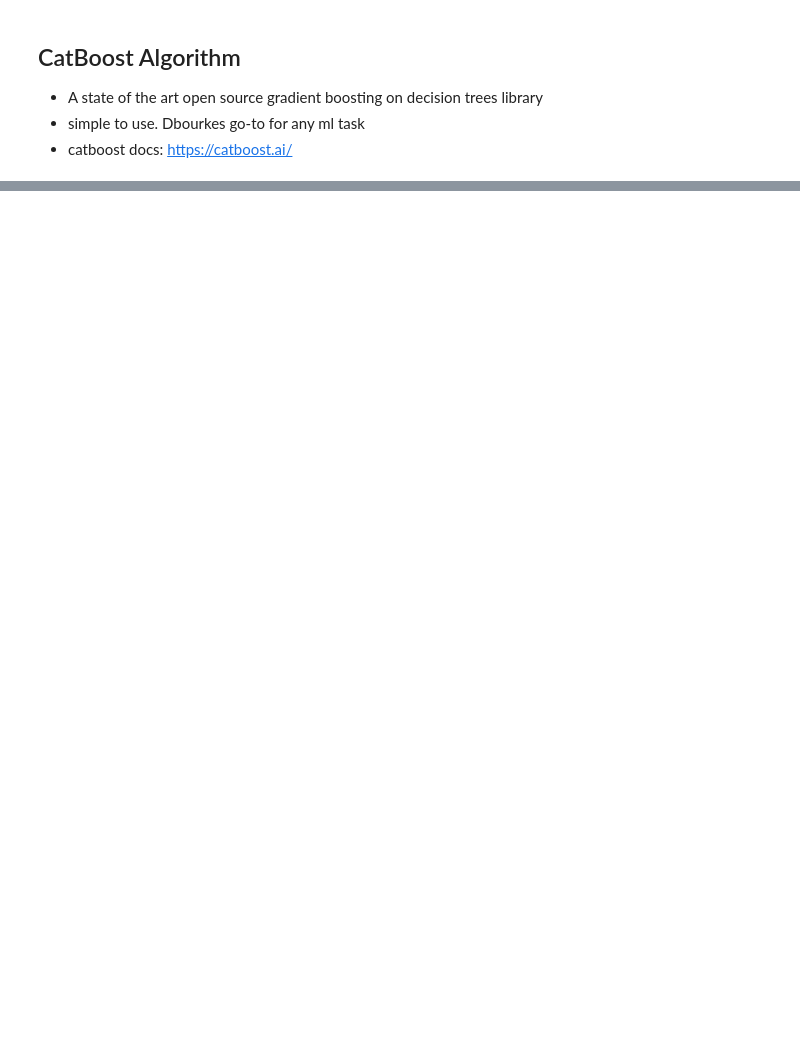
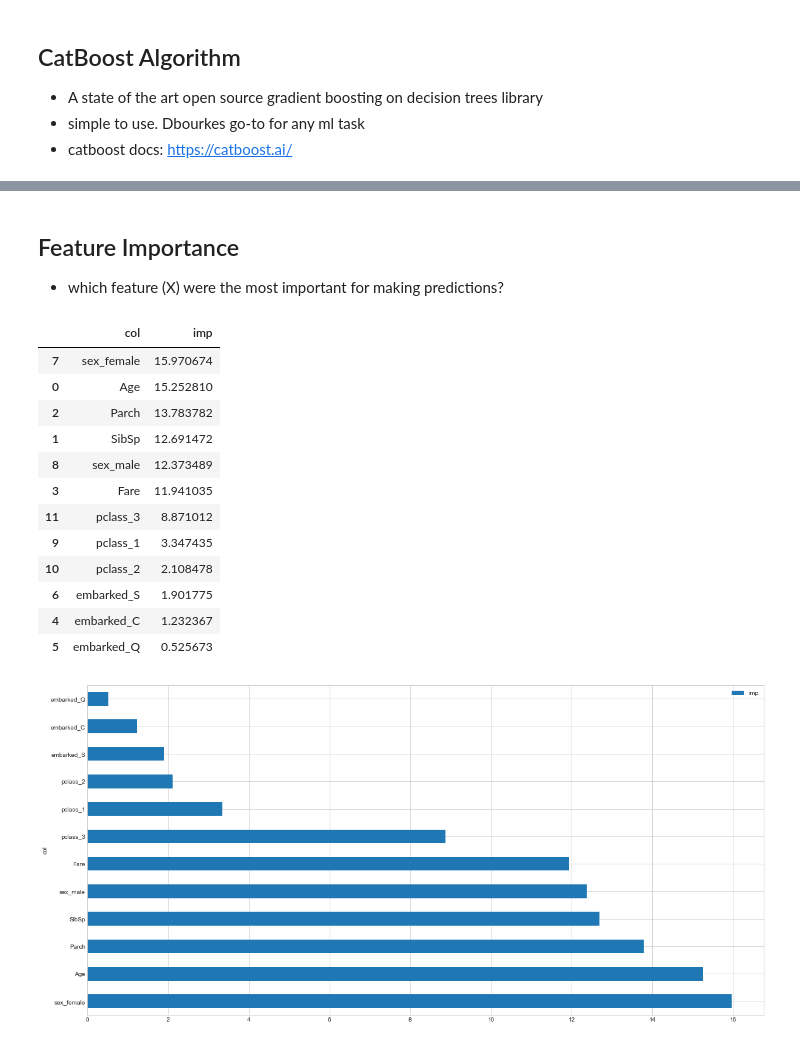
Before and after one commit to Raihan9797/kaggle-titanic, a Jupyter notebook: titanic.ipynb, the cells around one changed output, grey strips where cells are left out. Saved outputs shown, nothing was run; the diff lists cells and outputs as text; code cells hidden in the pictures; blank space fills up the shorter version.

Commit message:
Catboost; feature importance; submitting result; final conclusions

```diff
--- a/titanic.ipynb
+++ b/titanic.ipynb
@@ -1202,0 +1228,13 @@ run time: 0:00:00.578635
+# %%
+# use CatBoost Pool() to pool together the training data and categorcial feature labels
+
+train_pool = Pool(X_train,
+                    y_train,
+                    cat_features)
+# %%
+# instantiate the module
+catboost_model = CatBoostClassifier(iterations=1000,
+                                    custom_loss = ['Accuracy'],
+                                    loss_function = 'Logloss')
+# %%
+catboost_model.fit(train_pool, plot=True)
@@ -1202,0 +1403,38 @@ run time: 0:00:00.578635
+# %% [markdown]
+## Feature Importance
+- which feature (X) were the most important for making predictions?
+# %%
+def feature_importance(model, data):
+    """
+    dbourke fn to show which features are most important in the model
+    ::param_model:: which model to use
+    ::param_data:: which data to use?
+    """
+    fea_imp = pd.DataFrame({
+        'col': data.columns,
+        'imp': model.feature_importances_,
+
+    })
+    fea_imp = fea_imp.sort_values(['imp', 'col'],
+                                  ascending = False)
+    _ = fea_imp.plot(kind='barh', x = 'col', y = 'imp', figsize=(20,10))
+
+    return fea_imp
+    #plt.savefig('catboost_feature_importance.png')
+# %%
+feature_importance(catboost_model, X_train)
+# %% [output]
+|  | col | imp |
+| 7 | sex_female | 15.970674 |
+| 0 | Age | 15.252810 |
+| 2 | Parch | 13.783782 |
+| 1 | SibSp | 12.691472 |
+| 8 | sex_male | 12.373489 |
+| 3 | Fare | 11.941035 |
+| 11 | pclass_3 | 8.871012 |
+| 9 | pclass_1 | 3.347435 |
+| 10 | pclass_2 | 2.108478 |
+| 6 | embarked_S | 1.901775 |
+| 4 | embarked_C | 1.232367 |
+| 5 | embarked_Q | 0.525673 |
+[figure, added]
```
Also changed, not shown: parts of 73 cells of this notebook.
